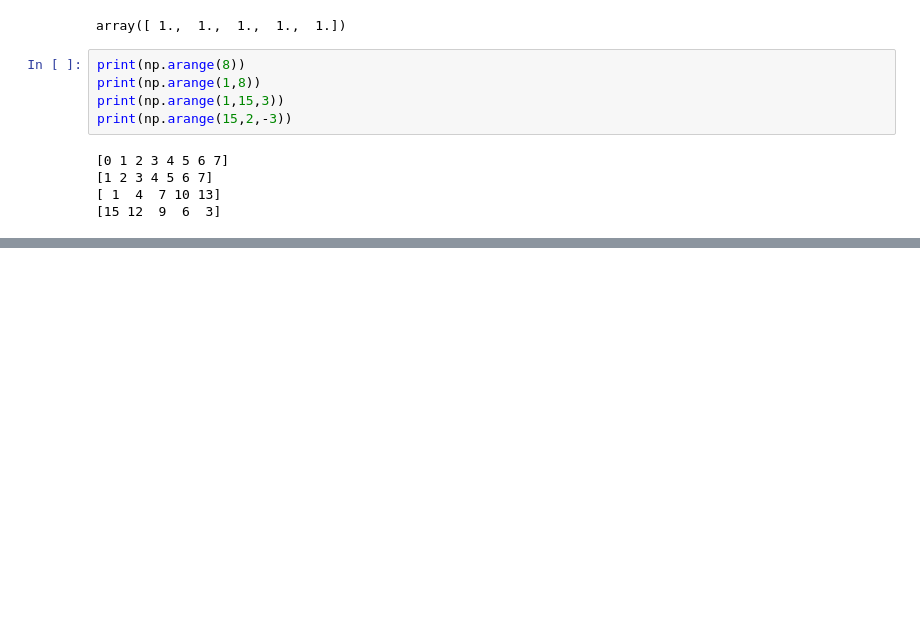
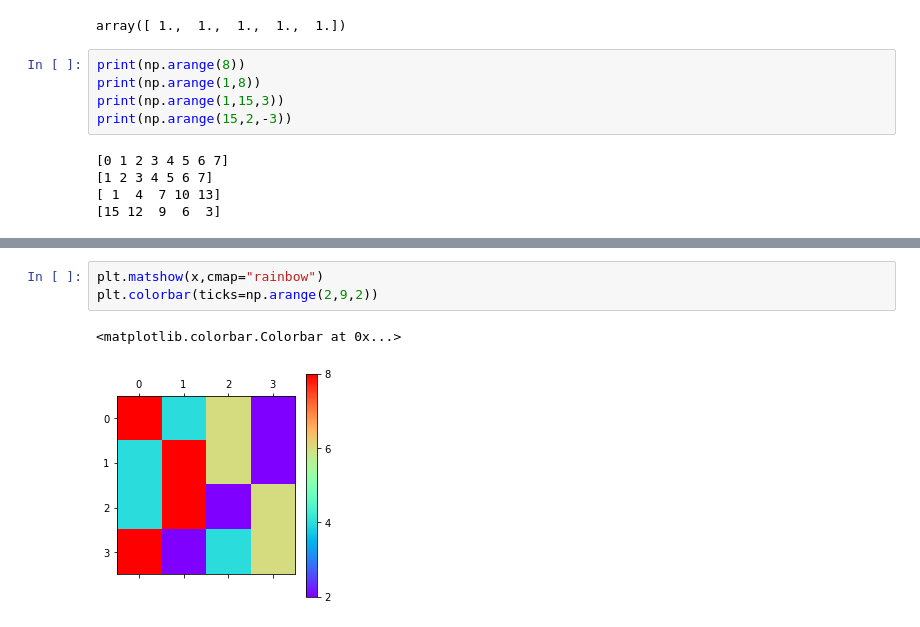
Before and after one commit to kalikrit/jupyter, a Jupyter notebook: np.array, np.arange, slice, plotting.ipynb, the cells around one changed output, grey strips where cells are left out. Cells and saved outputs as stored; diff of their text form; blank space fills up the shorter version.

```diff
--- a/np.array, np.arange, slice, plotting.ipynb
+++ b/np.array, np.arange, slice, plotting.ipynb
@@ -24,0 +216,6 @@ print(np.arange(15,2,-3))
+# %%
+plt.matshow(x,cmap="rainbow")
+plt.colorbar(ticks=np.arange(2,9,2))
+# %% [output]
+<matplotlib.colorbar.Colorbar at 0x...>
+[figure, added]
```
Also changed, not shown: parts of 19 cells of this notebook.
